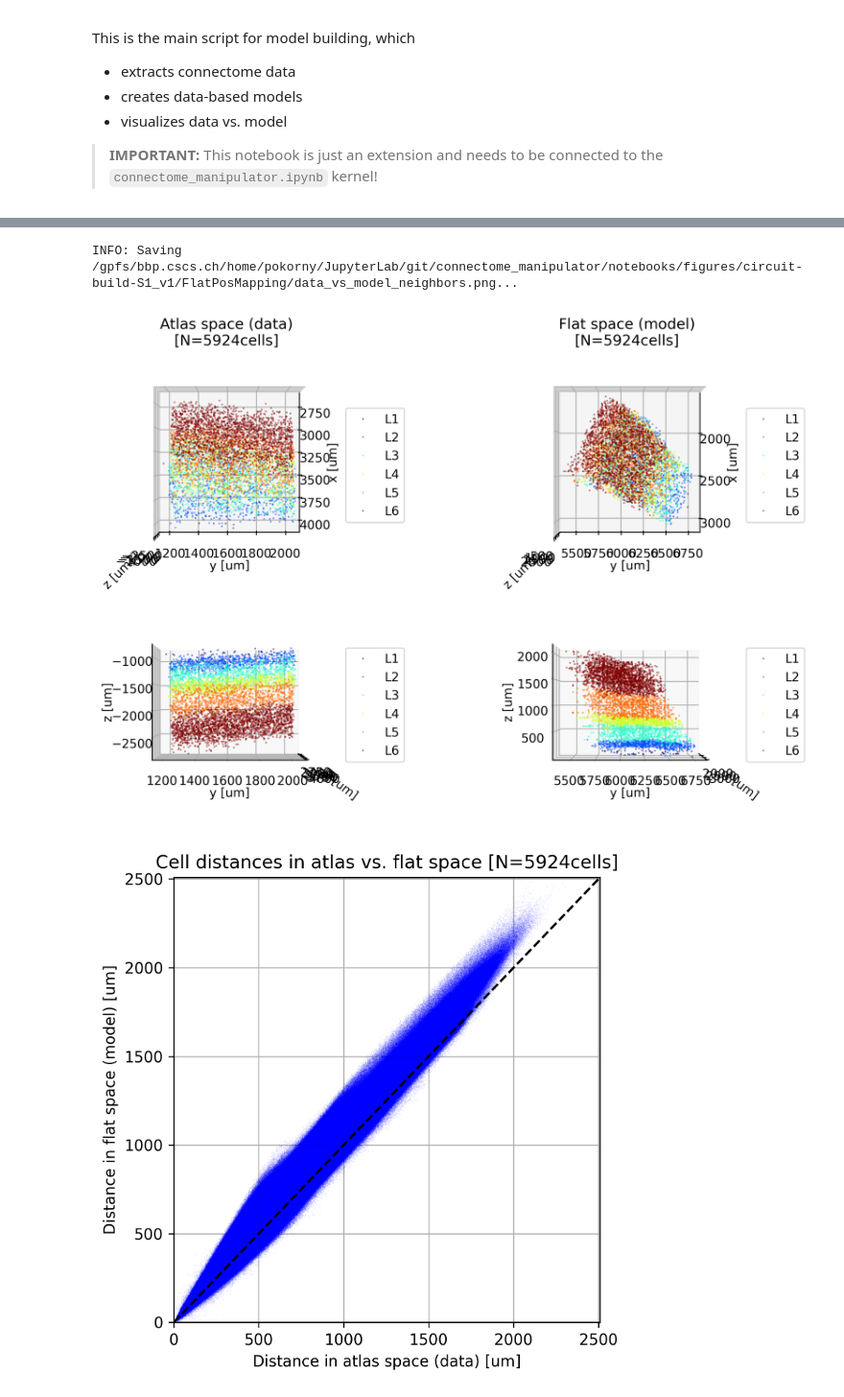
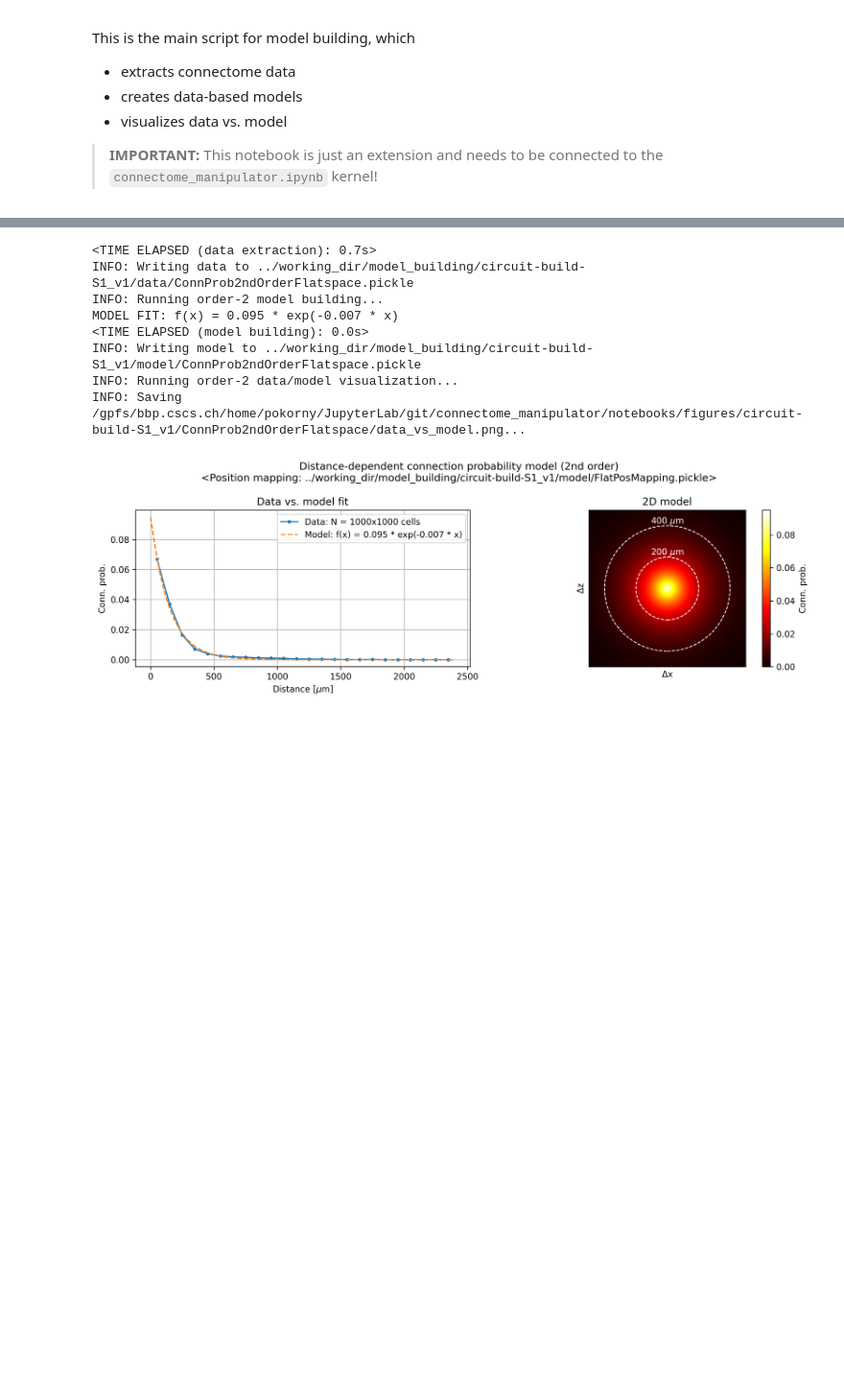
Before and after one commit to BlueBrain/connectome-manipulator, a Jupyter notebook: notebooks/model_building.ipynb, the cells around one changed output, grey strips where cells are left out. Shown at 96% size. Cells and saved outputs as stored; diff of their text form; code cells hidden in the pictures; blank space fills up the shorter version.

Commit message:
Added position mapping to connection probability models

```diff
--- a/notebooks/model_building.ipynb
+++ b/notebooks/model_building.ipynb
@@ -32,7 +32,10 @@ model_config['circuit_config'] = circuit_config
 # model_config['model'] = {'name': 'ConnProb2ndOrder', 'fct': {'source': 'conn_prob', 'kwargs': {'order': 2, 'sample_size': 1000, 'bin_size_um': 100, 'max_range_um': None}}}
 # model_config['model'] = {'name': 'ConnProb3rdOrder', 'fct': {'source': 'conn_prob', 'kwargs': {'order': 3, 'sample_size': 1000, 'bin_size_um': 100, 'max_range_um': None}}}
 # model_config['model'] = {'name': 'ConnProb4thOrder', 'fct': {'source': 'conn_prob', 'kwargs': {'order': 4, 'sample_size': 2000, 'bin_size_um': 40, 'max_range_um': 500, 'n_estimators': 500, 'max_depth': None}}}
-model_config['model'] = {'name': 'FlatPosMapping', 'fct': {'source': 'pos_mapping', 'kwargs': {'flatmap_path': '/gpfs/bbp.cscs.ch/project/proj83/home/bolanos', 'flatmap_files': ['BB_Rat_SSCX_flatmap_v2', 'BB_Rat_SSCX_flatmap_v2_depths'], 'xy_scale': None}}}
+# model_config['model'] = {'name': 'FlatPosMapping', 'fct': {'source': 'pos_mapping', 'kwargs': {'flatmap_path': '/gpfs/bbp.cscs.ch/project/proj83/home/bolanos', 'flatmap_files': ['BB_Rat_SSCX_flatmap_v2', 'BB_Rat_SSCX_flatmap_v2_depths'], 'xy_scale': None}}}
+model_config['model'] = {'name': 'ConnProb2ndOrderFlatspace', 'fct': {'source': 'conn_prob', 'kwargs': {'order': 2, 'sample_size': 1000, 'bin_size_um': 100, 'max_range_um': None, 'pos_map_file': '../working_dir/model_building/circuit-build-S1_v1/model/FlatPosMapping.pickle'}}}
+# model_config['model'] = {'name': 'ConnProb3rdOrderFlatspace', 'fct': {'source': 'conn_prob', 'kwargs': {'order': 3, 'sample_size': 1000, 'bin_size_um': 100, 'max_range_um': None, 'pos_map_file': '../working_dir/model_building/circuit-build-S1_v1/model/FlatPosMapping.pickle'}}}
+# model_config['model'] = {'name': 'ConnProb4thOrderFlatspace', 'fct': {'source': 'conn_prob', 'kwargs': {'order': 4, 'sample_size': 2000, 'bin_size_um': 40, 'max_range_um': 500, 'n_estimators': 500, 'max_depth': None, 'pos_map_file': '../working_dir/model_building/circuit-build-S1_v1/model/FlatPosMapping.pickle'}}}
 
 # Model building - Run
 model_building.main(model_config, True, force_recomp=True)
@@ -49,4 +47,10 @@ Computing nearest neighbors in atlas vs. flat space...
 100% |########################################################################|
-INFO: Saving /gpfs/bbp.cscs.ch/home/pokorny/JupyterLab/git/connectome_manipulator/notebooks/figures/circuit-build-S1_v1/FlatPosMapping/data_vs_model_neighbors.png...
+<TIME ELAPSED (data extraction): 0.7s>
+INFO: Writing data to ../working_dir/model_building/circuit-build-S1_v1/data/ConnProb2ndOrderFlatspace.pickle
+INFO: Running order-2 model building...
+MODEL FIT: f(x) = 0.095 * exp(-0.007 * x)
+<TIME ELAPSED (model building): 0.0s>
+INFO: Writing model to ../working_dir/model_building/circuit-build-S1_v1/model/ConnProb2ndOrderFlatspace.pickle
+INFO: Running order-2 data/model visualization...
+INFO: Saving /gpfs/bbp.cscs.ch/home/pokorny/JupyterLab/git/connectome_manipulator/notebooks/figures/circuit-build-S1_v1/ConnProb2ndOrderFlatspace/data_vs_model.png...
-[figure, old version]
+[figure, new version]
-[figure, removed]
```
Also changed, not shown: parts of 1 cell of this notebook, 3 other files.
